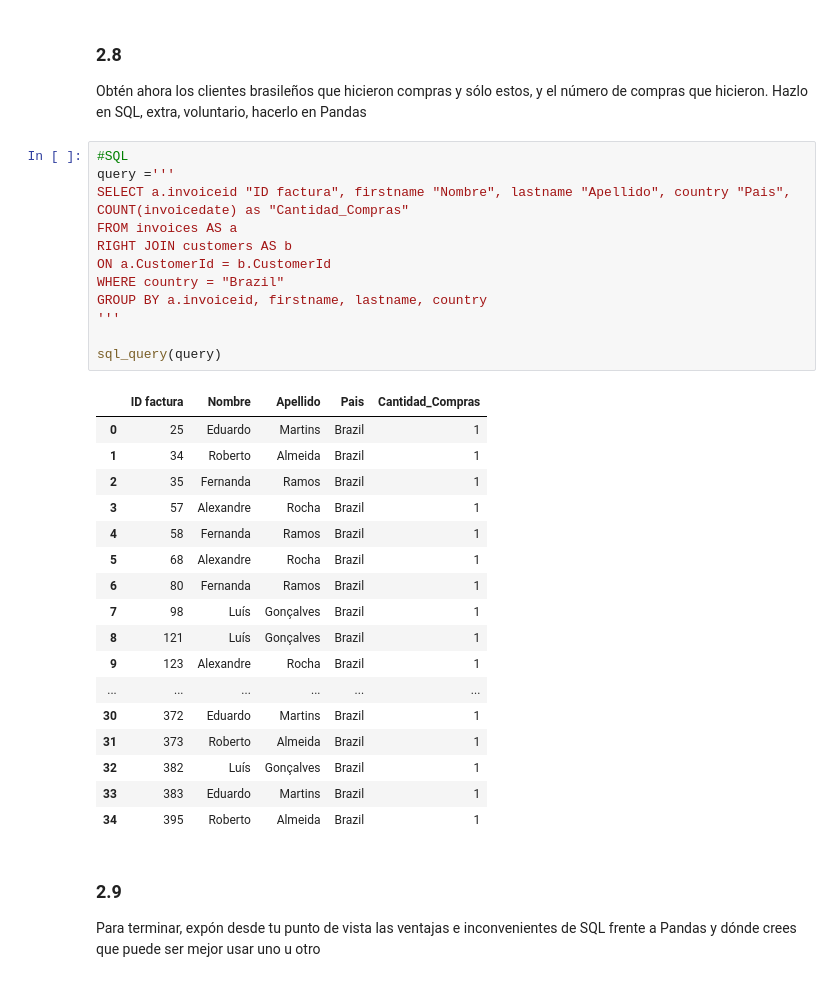
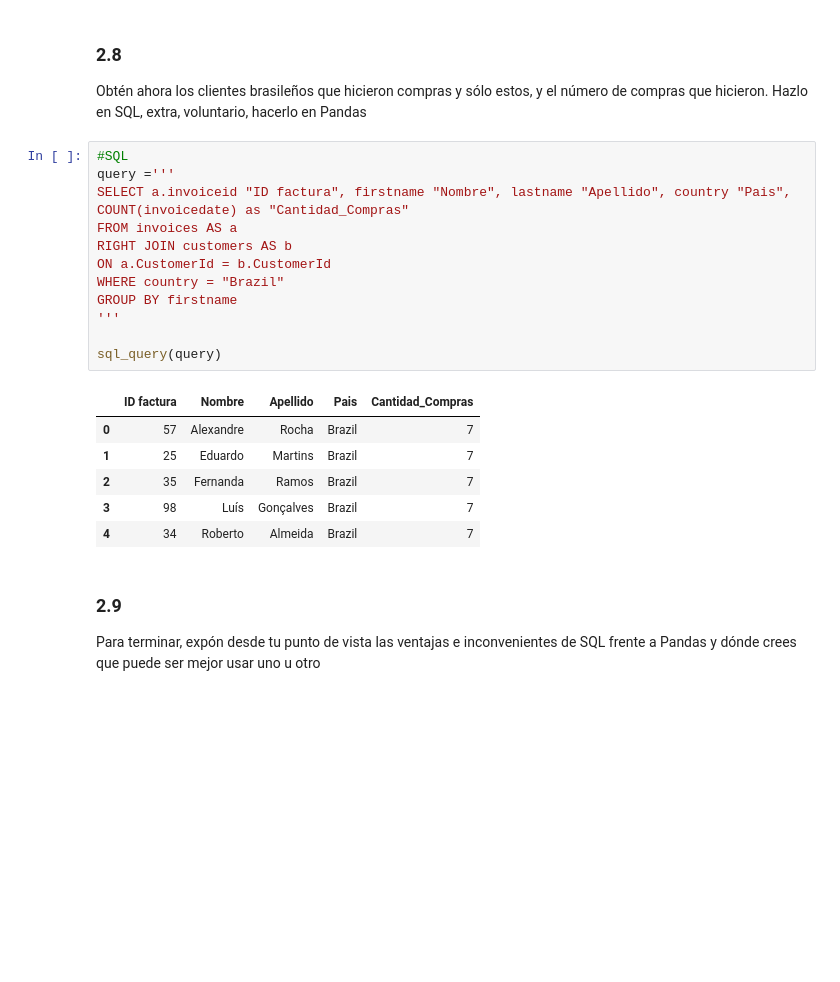
Before and after one commit to Erokson/ONLINE_DS_THEBRIDGE_AGDM, a Jupyter notebook: Sprint_06/Unidad_01/Practica_Obligatoria/18_Practica_Obligatoria_SQL.ipynb, the cells around one changed output. Cells and saved outputs as stored; diff of their text form; blank space fills up the shorter version.

```diff
--- a/Sprint_06/Unidad_01/Practica_Obligatoria/18_Practica_Obligatoria_SQL.ipynb
+++ b/Sprint_06/Unidad_01/Practica_Obligatoria/18_Practica_Obligatoria_SQL.ipynb
@@ -482,33 +471,22 @@ Obtén ahora los clientes brasileños que hicieron compras y sólo estos, y el n
 # %%
 #SQL
 query ='''
 SELECT a.invoiceid "ID factura", firstname "Nombre", lastname "Apellido", country "Pais", COUNT(invoicedate) as "Cantidad_Compras"
 FROM invoices AS a
 RIGHT JOIN customers AS b
 ON a.CustomerId = b.CustomerId
 WHERE country = "Brazil"
-GROUP BY a.invoiceid, firstname, lastname, country
+GROUP BY firstname
 '''
 
 sql_query(query)
 # %% [output]
 |  | ID factura | Nombre | Apellido | Pais | Cantidad_Compras |
-| 0 | 25 | Eduardo | Martins | Brazil | 1 |
-| 1 | 34 | Roberto | Almeida | Brazil | 1 |
-| 2 | 35 | Fernanda | Ramos | Brazil | 1 |
-| 3 | 57 | Alexandre | Rocha | Brazil | 1 |
-| 4 | 58 | Fernanda | Ramos | Brazil | 1 |
-| 5 | 68 | Alexandre | Rocha | Brazil | 1 |
-| 6 | 80 | Fernanda | Ramos | Brazil | 1 |
-| 7 | 98 | Luís | Gonçalves | Brazil | 1 |
-| 8 | 121 | Luís | Gonçalves | Brazil | 1 |
-| 9 | 123 | Alexandre | Rocha | Brazil | 1 |
-| ... | ... | ... | ... | ... | ... |
-| 30 | 372 | Eduardo | Martins | Brazil | 1 |
-| 31 | 373 | Roberto | Almeida | Brazil | 1 |
-| 32 | 382 | Luís | Gonçalves | Brazil | 1 |
-| 33 | 383 | Eduardo | Martins | Brazil | 1 |
-| 34 | 395 | Roberto | Almeida | Brazil | 1 |
+| 0 | 57 | Alexandre | Rocha | Brazil | 7 |
+| 1 | 25 | Eduardo | Martins | Brazil | 7 |
+| 2 | 35 | Fernanda | Ramos | Brazil | 7 |
+| 3 | 98 | Luís | Gonçalves | Brazil | 7 |
+| 4 | 34 | Roberto | Almeida | Brazil | 7 |
 # %% [markdown]
 ### 2.9
 
```
Also changed, not shown: parts of 1 cell of this notebook.
